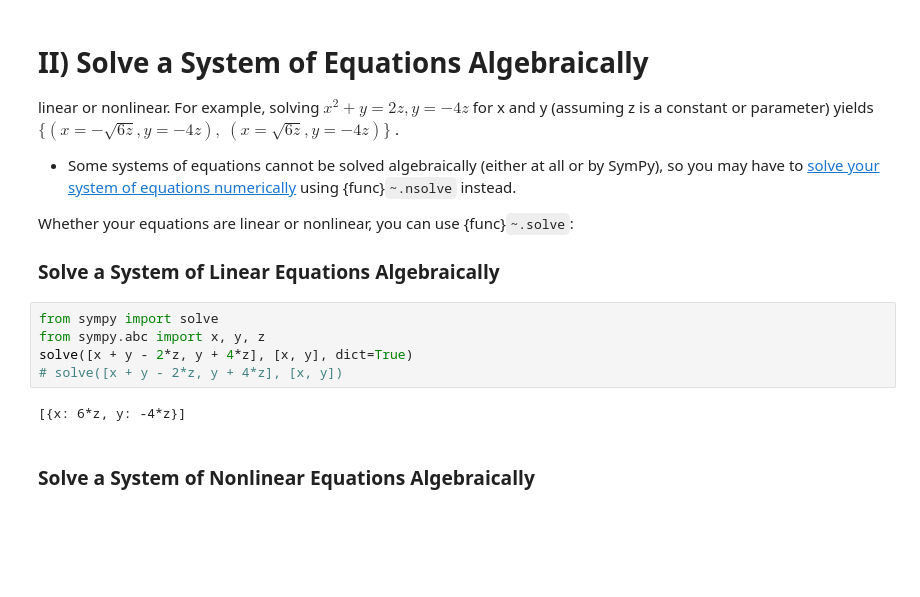
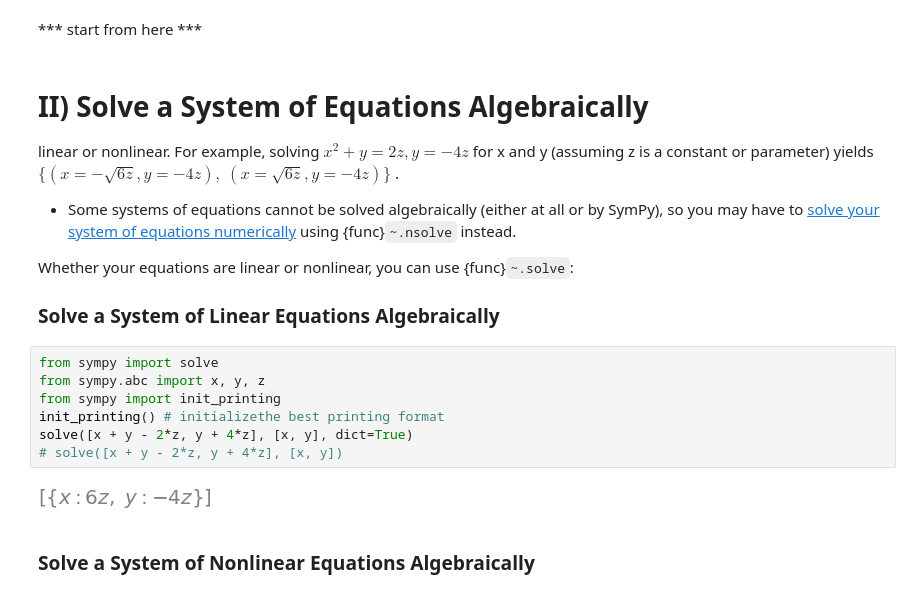
Before and after one commit to raywkhon/PyAstro, a Jupyter notebook: SymPy2.ipynb, the cells around one changed output. Cells and saved outputs as stored; diff of their text form; blank space fills up the shorter version.

```diff
--- a/SymPy2.ipynb
+++ b/SymPy2.ipynb
@@ -1,3 +1,5 @@
+# %% [markdown]
+*** start from here ***
 # %% [markdown]
 # II) Solve a System of Equations Algebraically
 
@@ -8,15 +10,17 @@ is a constant or parameter) yields $\{(x = -\sqrt{6z}, y = -4z),$ ${(x =
 - Some systems of equations cannot be solved algebraically (either at all or by SymPy), so you may have to [solve your system of equations numerically](solve-numerically.md) using {func}`~.nsolve` instead.
 
 Whether your equations are linear or nonlinear, you can use {func}`~.solve`:
-
+###
 ### Solve a System of Linear Equations Algebraically
 # %%
 from sympy import solve
 from sympy.abc import x, y, z
+from sympy import init_printing
+init_printing() # initializethe best printing format
 solve([x + y - 2*z, y + 4*z], [x, y], dict=True)
 # solve([x + y - 2*z, y + 4*z], [x, y])
 # %% [output]
-[{x: 6*z, y: -4*z}]
+[figure, added]
 # %% [markdown]
 ### Solve a System of Nonlinear Equations Algebraically
 # %%
```
Also changed, not shown: parts of 1 cell of this notebook, 8 other files.
